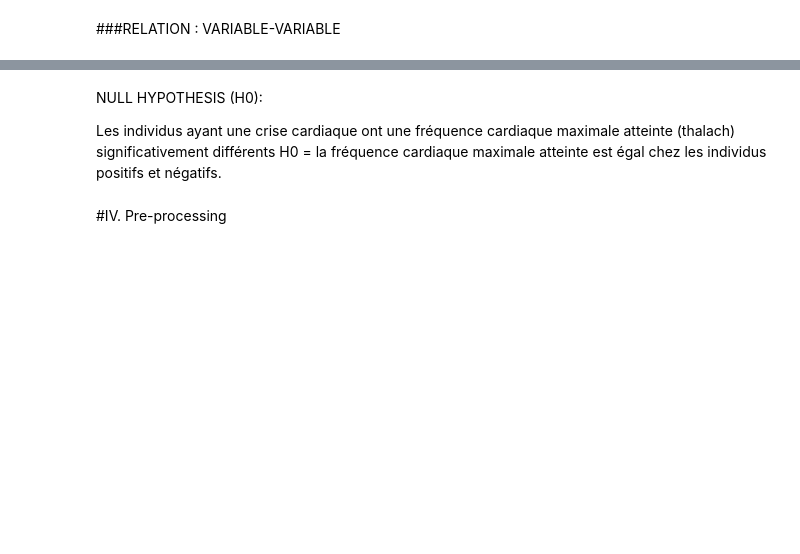
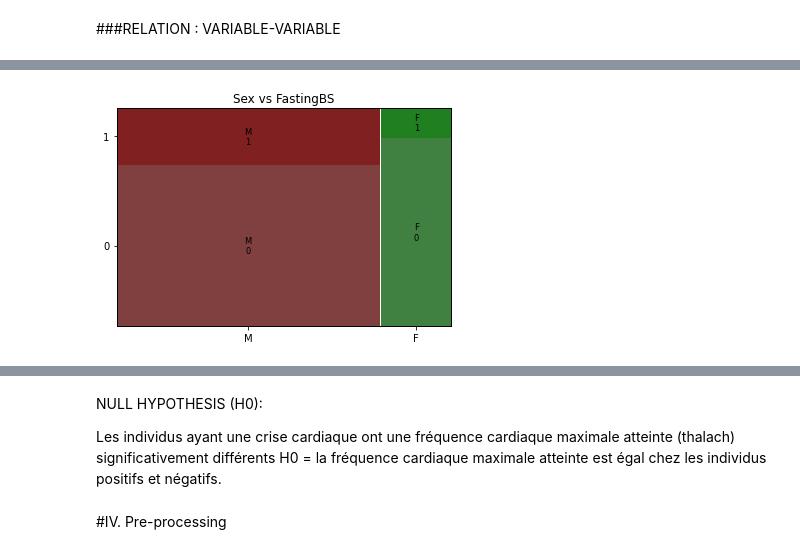
Before and after one commit to mmassonn/heart_attack_prediction, a Jupyter notebook: heart_attack_prediction.ipynb, the cells around one changed output, grey strips where cells are left out. Drawn from its saved outputs; the diff is of its cells as text; code cells hidden in the pictures; blank space fills up the shorter version.

```diff
--- a/heart_attack_prediction.ipynb
+++ b/heart_attack_prediction.ipynb
@@ -192,0 +264,5 @@ for col in features_df:
+# %%
+mosaic(df_qualitative, ['Sex', 'FastingBS'], title='Sex vs FastingBS')
+plt.show()
+# %% [output]
+[figure, added]
```
Also changed, not shown: parts of 43 cells of this notebook.
